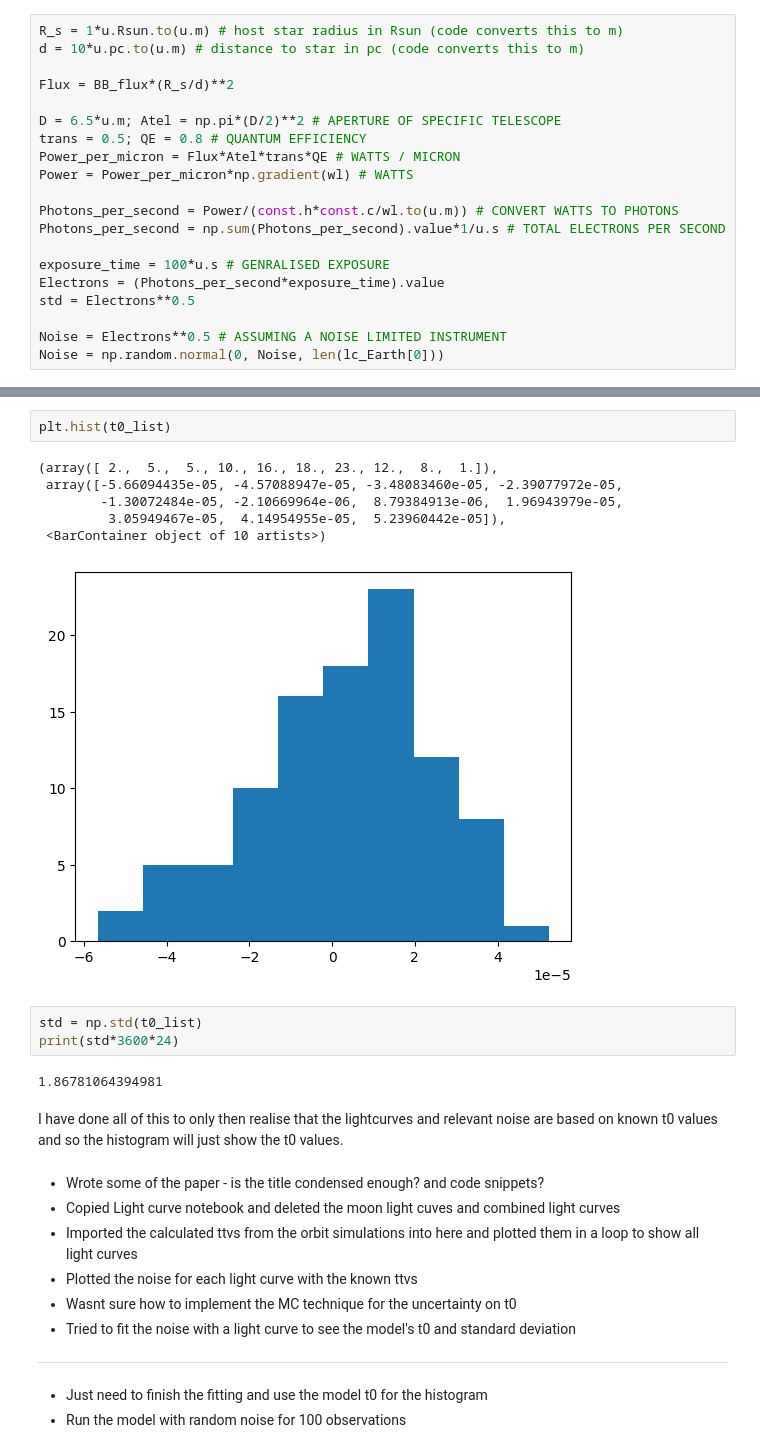
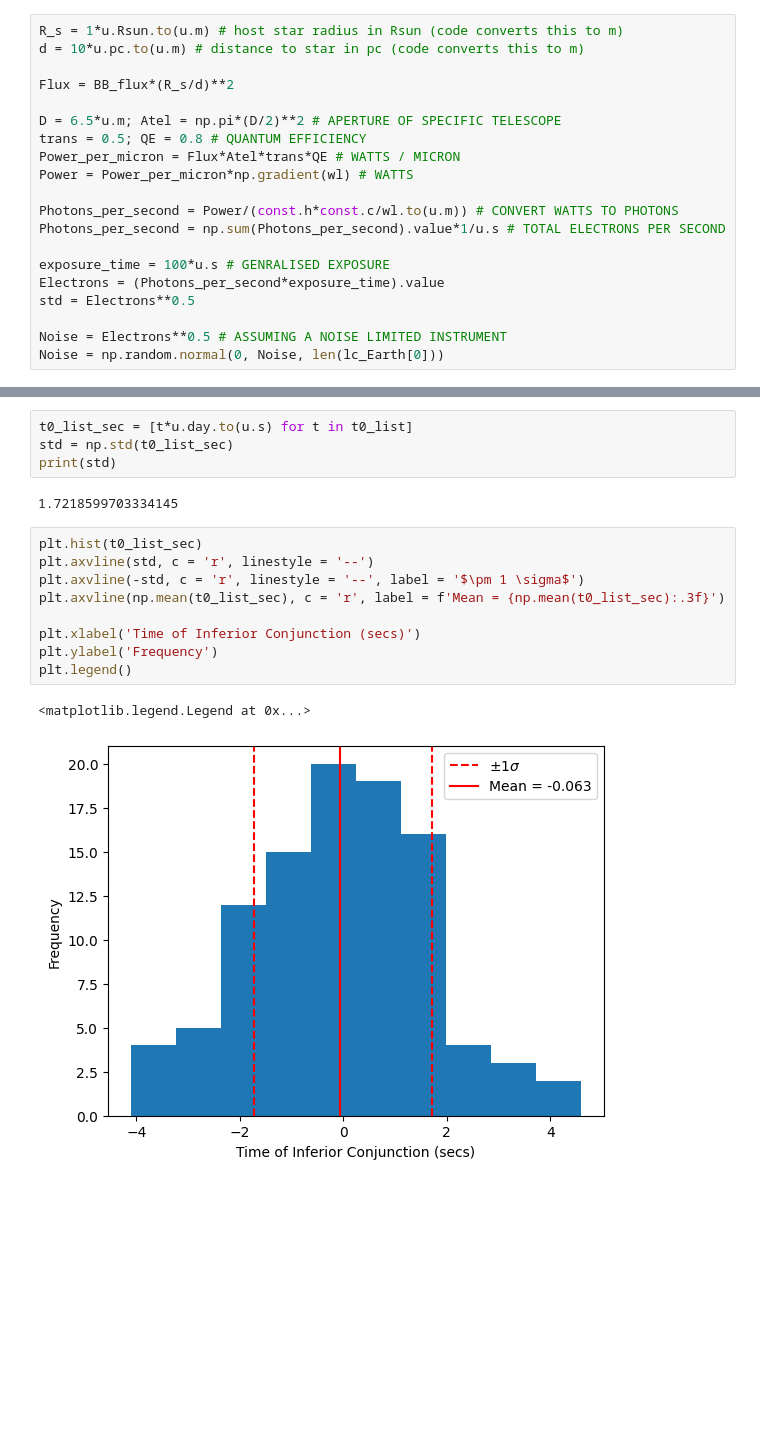
Before and after one commit to liamhall64/Habitable-Exomoons-2, a Jupyter notebook: Light_Curve_Simulations_Earth.ipynb, the cells around one changed output, grey strips where cells are left out. Drawn from its saved outputs; the diff is of its cells as text; blank space fills up the shorter version.

Commit message:
W/c 16th September 2024 - Randomising noise for 100 observations and calculating the average time of inferior conjuntion and its uncertainty.

```diff
--- a/Light_Curve_Simulations_Earth.ipynb
+++ b/Light_Curve_Simulations_Earth.ipynb
@@ -224,27 +224,18 @@ plt.show()
-# %%
-plt.hist(t0_list)
-# %% [output]
-(array([ 2.,  5.,  5., 10., 16., 18., 23., 12.,  8.,  1.]),
- array([-5.66094435e-05, -4.57088947e-05, -3.48083460e-05, -2.39077972e-05,
-        -1.30072484e-05, -2.10669964e-06,  8.79384913e-06,  1.96943979e-05,
-         3.05949467e-05,  4.14954955e-05,  5.23960442e-05]),
- <BarContainer object of 10 artists>)
-[figure, removed]
-# %%
-std = np.std(t0_list)
-print(std*3600*24)
-# %% [output]
-1.86781064394981
-# %% [markdown]
-I have done all of this to only then realise that the lightcurves and relevant noise are based on known t0 values and so the histogram will just show the t0 values.
-# %% [markdown]
-
-*   Wrote some of the paper - is the title condensed enough? and code snippets?
-*   Copied Light curve notebook and deleted the moon light cuves and combined light curves
-*   Imported the calculated ttvs from the orbit simulations into here and plotted them in a loop to show all light curves
-*   Plotted the noise for each light curve with the known ttvs
-*   Wasnt sure how to implement the MC technique for the uncertainty on t0
-*   Tried to fit the noise with a light curve to see the model's t0 and standard deviation
----
-*   Just need to finish the fitting and use the model t0 for the histogram
-*   Run the model with random noise for 100 observations
+# %%
+t0_list_sec = [t*u.day.to(u.s) for t in t0_list]
+std = np.std(t0_list_sec)
+print(std)
+# %% [output]
+1.7218599703334145
+# %%
+plt.hist(t0_list_sec)
+plt.axvline(std, c = 'r', linestyle = '--')
+plt.axvline(-std, c = 'r', linestyle = '--', label = '$\pm 1 \sigma$')
+plt.axvline(np.mean(t0_list_sec), c = 'r', label = f'Mean = {np.mean(t0_list_sec):.3f}')
+
+plt.xlabel('Time of Inferior Conjunction (secs)')
+plt.ylabel('Frequency')
+plt.legend()
+# %% [output]
+<matplotlib.legend.Legend at 0x...>
+[figure, added]
```
Also changed, not shown: parts of 4 cells of this notebook.
